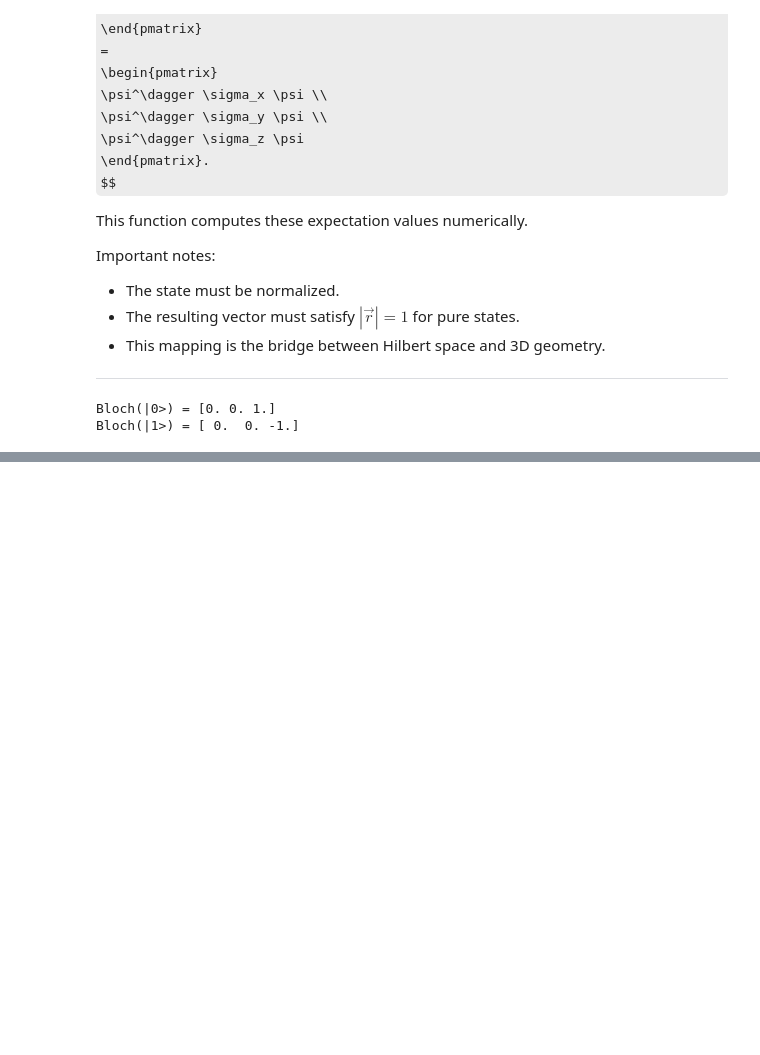
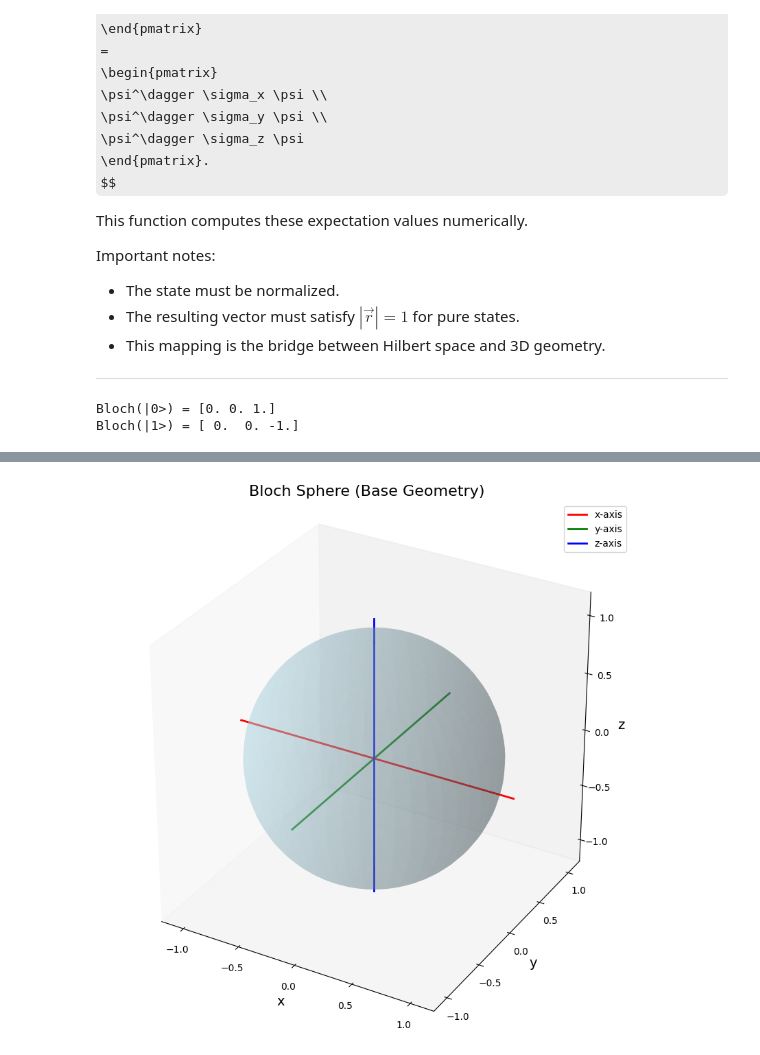
Before and after one commit to Shady-25/qc_bridge_qubit_dynamics, a Jupyter notebook: Notebooks/02_Bloch_Sphere_Simulation.ipynb, the cells around one changed output, grey strips where cells are left out. Cells and saved outputs as stored; diff of their text form; code cells hidden in the pictures; some formulas as TeX source; blank space fills up the shorter version.

Commit message:
Plotting the Bloch Sphere

```diff
--- a/Notebooks/02_Bloch_Sphere_Simulation.ipynb
+++ b/Notebooks/02_Bloch_Sphere_Simulation.ipynb
@@ -175,0 +208,91 @@ Bloch(|1>) = [ 0.  0. -1.]
+# %%
+import numpy as np
+import matplotlib.pyplot as plt
+from mpl_toolkits.mplot3d import Axes3D  # needed for 3D projection
+
+# ---------------------------------------------------------
+# Create a 3D figure
+# ---------------------------------------------------------
+fig = plt.figure(figsize=(10, 10))
+ax = fig.add_subplot(111, projection='3d')
+
+# ---------------------------------------------------------
+# Generate the sphere surface
+# ---------------------------------------------------------
+# We use spherical coordinates:
+#   x = sin(theta) cos(phi)
+#   y = sin(theta) sin(phi)
+#   z = cos(theta)
+# where:
+#   theta ∈ [0, π]   (polar angle)
+#   phi   ∈ [0, 2π] (azimuthal angle)
+
+theta = np.linspace(0, np.pi, 50)
+phi   = np.linspace(0, 2*np.pi, 50)
+
+theta, phi = np.meshgrid(theta, phi)
+
+# Convert spherical → Cartesian coordinates
+x = np.sin(theta) * np.cos(phi)
+y = np.sin(theta) * np.sin(phi)
+z = np.cos(theta)
+
+# ---------------------------------------------------------
+# Plot the sphere surface
+# ---------------------------------------------------------
+ax.plot_surface(
+    x, y, z,
+    rstride=1, cstride=1,
+    color='lightblue',
+    alpha=0.3,          # transparency
+    linewidth=0
+)
+
+# ---------------------------------------------------------
+# Plot the x, y, z axes
+# ---------------------------------------------------------
+# These correspond to the eigenstates of σ_x, σ_y, σ_z.
+axis_length = 1.2
+
+# x-axis (red)
+ax.plot(
+    [-axis_length, axis_length], [0, 0], [0, 0],
+    color='red', linewidth=2, label='x-axis'
+)
+
+# y-axis (green)
+ax.plot(
+    [0, 0], [-axis_length, axis_length], [0, 0],
+    color='green', linewidth=2, label='y-axis'
+)
+
+# z-axis (blue)
+ax.plot(
+    [0, 0], [0, 0], [-axis_length, axis_length],
+    color='blue', linewidth=2, label='z-axis'
+)
+
+# ---------------------------------------------------------
+# Cosmetic improvements
+# ---------------------------------------------------------
+ax.set_xlabel('x', fontsize=14)
+ax.set_ylabel('y', fontsize=14)
+ax.set_zlabel('z', fontsize=14)
+
+ax.set_xlim([-1.2, 1.2])
+ax.set_ylim([-1.2, 1.2])
+ax.set_zlim([-1.2, 1.2])
+
+ax.set_box_aspect([1, 1, 1])  # equal aspect ratio
+
+ax.set_title("Bloch Sphere (Base Geometry)", fontsize=16)
+
+# Remove background grid for a cleaner look
+ax.grid(False)
+
+# Show legend
+ax.legend()
+
+plt.show()
+# %% [output]
+[figure, added]
```
Also changed, not shown: parts of 1 cell of this notebook.
